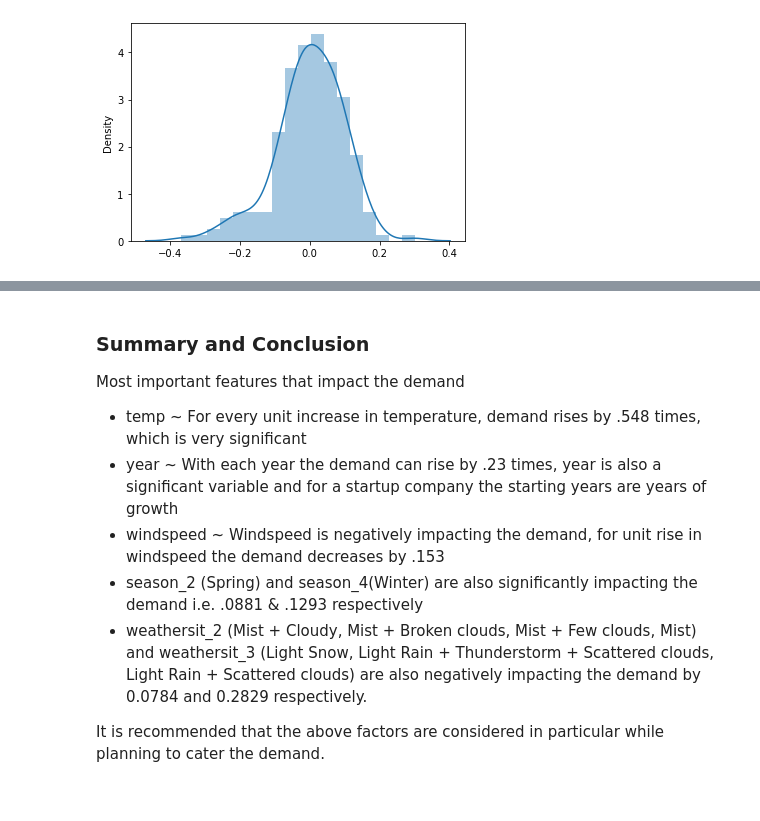
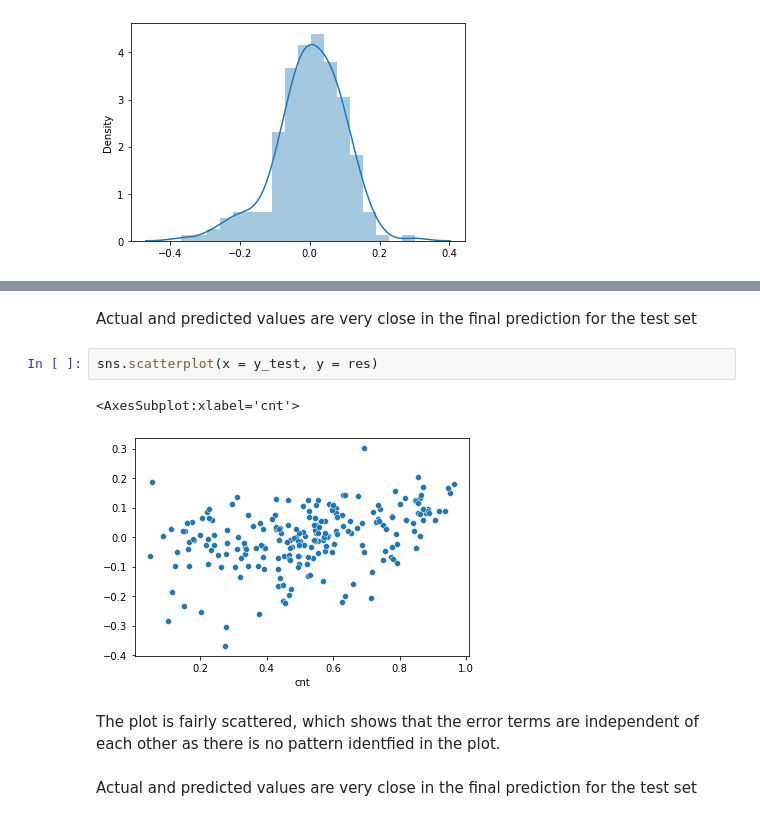
Before and after one commit to gautamjoshi1984/Bike_Sharing_MLR_Assignment, a Jupyter notebook: BikeSharing.ipynb, the cells around one changed output, grey strips where cells are left out. Cells and saved outputs as stored; diff of their text form.

```diff
--- a/BikeSharing.ipynb
+++ b/BikeSharing.ipynb
@@ -749,12 +738,11 @@ cnt = (const * 0.1259) +(yr * 0.2329) +(holiday * -0.0987)+(temp * 0.5480)+(wind
-# %% [markdown]
-### Summary and Conclusion
-
-Most important features that impact the demand
-- temp ~ For every unit increase in temperature, demand rises by .548 times, which is very significant
-- year ~ With each year the demand can rise by .23 times, year is also a significant variable and for a startup company the
-         starting years are years of growth
-- windspeed ~ Windspeed is negatively impacting the demand, for unit rise in windspeed the demand decreases by .153
-- season_2 (Spring) and season_4(Winter) are also significantly impacting the demand i.e. .0881 & .1293 respectively
-- weathersit_2 (Mist + Cloudy, Mist + Broken clouds, Mist + Few clouds, Mist) and weathersit_3 (Light Snow, Light Rain + Thunderstorm + Scattered clouds, Light Rain + Scattered clouds) are also negatively impacting the demand by 0.0784 and 0.2829 respectively.
-
-It is recommended that the above factors are considered in particular while planning to cater the demand.
+# %% [markdown]
+Actual and predicted values are very close in the final prediction for the test set
+# %%
+sns.scatterplot(x = y_test, y = res)
+# %% [output]
+<AxesSubplot:xlabel='cnt'>
+[figure, added]
+# %% [markdown]
+The plot is fairly scattered, which shows that the error terms are independent of each other as there is no pattern identfied in the plot.
+# %% [markdown]
+Actual and predicted values are very close in the final prediction for the test set
```
Also changed, not shown: parts of 28 cells of this notebook, 1 other file.
